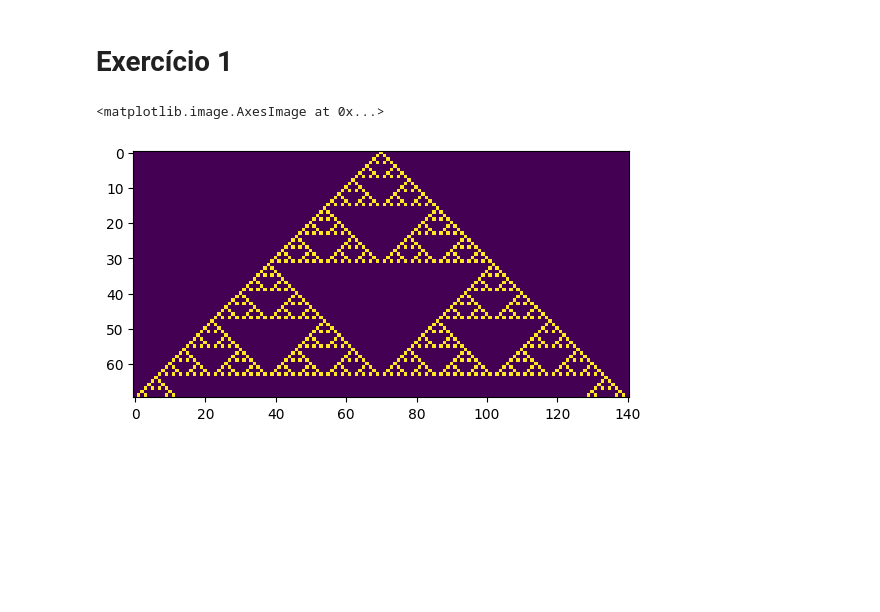
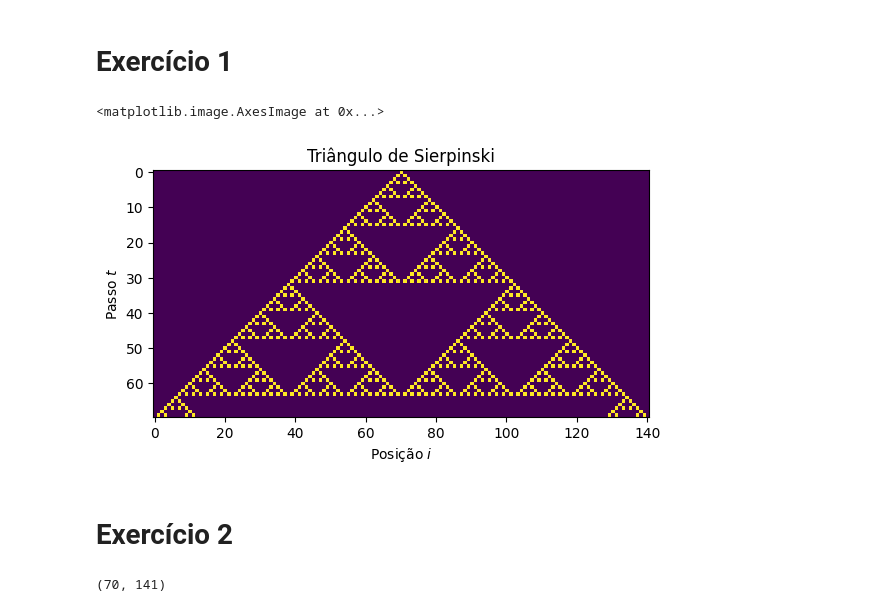
Before and after one commit to vdvdlk/metcomp2, a Jupyter notebook: lista04.ipynb, the cells around one changed output. Cells and saved outputs as stored; diff of their text form; code cells hidden in the pictures; blank space fills up the shorter version.

```diff
--- a/lista04.ipynb
+++ b/lista04.ipynb
@@ -22,19 +7,36 @@ def xor(bool1, bool2):
 # %%
-N = 141
-t = 70
+def xor(bool1: bool, bool2: bool) -> bool:
+    return bool1 != bool2
 
-matriz = np.zeros((t, N), dtype=bool)
-matriz[0, N // 2] = True
 
-for tt in range(t - 1):
-    for i in range(1, N - 1):
-        matriz[tt + 1, i] = xor(matriz[tt, i - 1], matriz[tt, i + 1])
+def regra_90(N: int = 141, t: int = 70) -> np.ndarray:
+    matriz = np.zeros((t, N), dtype=bool)
+    matriz[0, N // 2] = True
 
-matriz = matriz.astype(int)
-# print(matriz)
+    for tt in range(t - 1):
+        for i in range(1, N - 1):
+            matriz[tt + 1, i] = xor(matriz[tt, i - 1], matriz[tt, i + 1])
 
-fig1, ax1 = plt.subplots()
-ax1.imshow(matriz)
+    matriz = matriz.astype(int)
+    return matriz
-# %% [output]
-<matplotlib.image.AxesImage at 0x...>
-[figure, removed]
+# %%
+matriz = regra_90()
+# print(matriz)
+
+fig1, ax1 = plt.subplots()
+# fig1.set_size_inches((20, 20))
+ax1.set_title('Triângulo de Sierpinski')
+ax1.set_xlabel('Posição $i$')
+ax1.set_ylabel('Passo $t$')
+
+ax1.imshow(X=matriz)
+
+# fig1.savefig(
+#     fname='lista04/fig_1.pdf',
+#     dpi=1000
+# )
+# %% [output]
+<matplotlib.image.AxesImage at 0x...>
+[figure, added]
+# %% [markdown]
+# Exercício 2
@@ -40,0 +50,4 @@ ax1.imshow(matriz)
+# %%
+np.shape(matriz)
+# %% [output]
+(70, 141)
```
Also changed, not shown: parts of 2 cells of this notebook, 4 other files.
